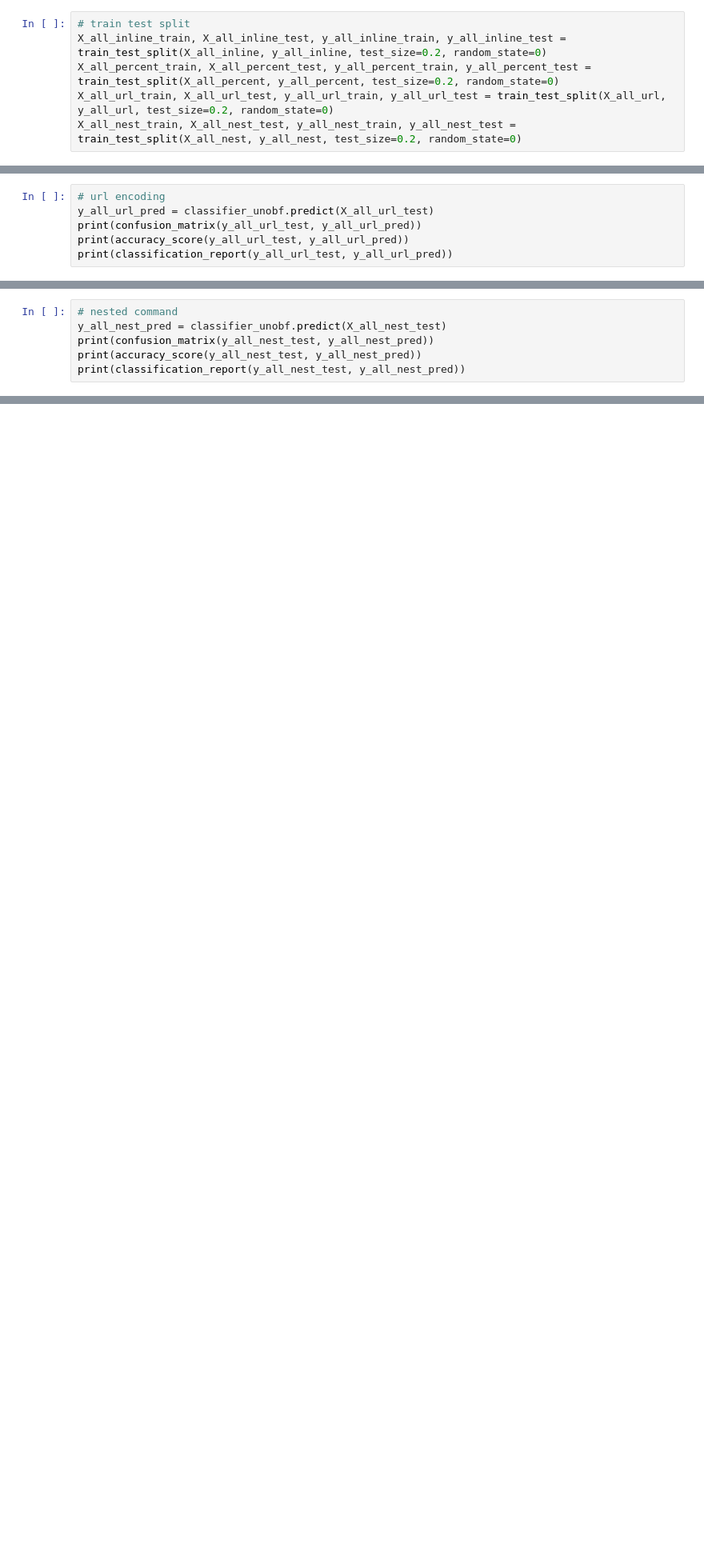
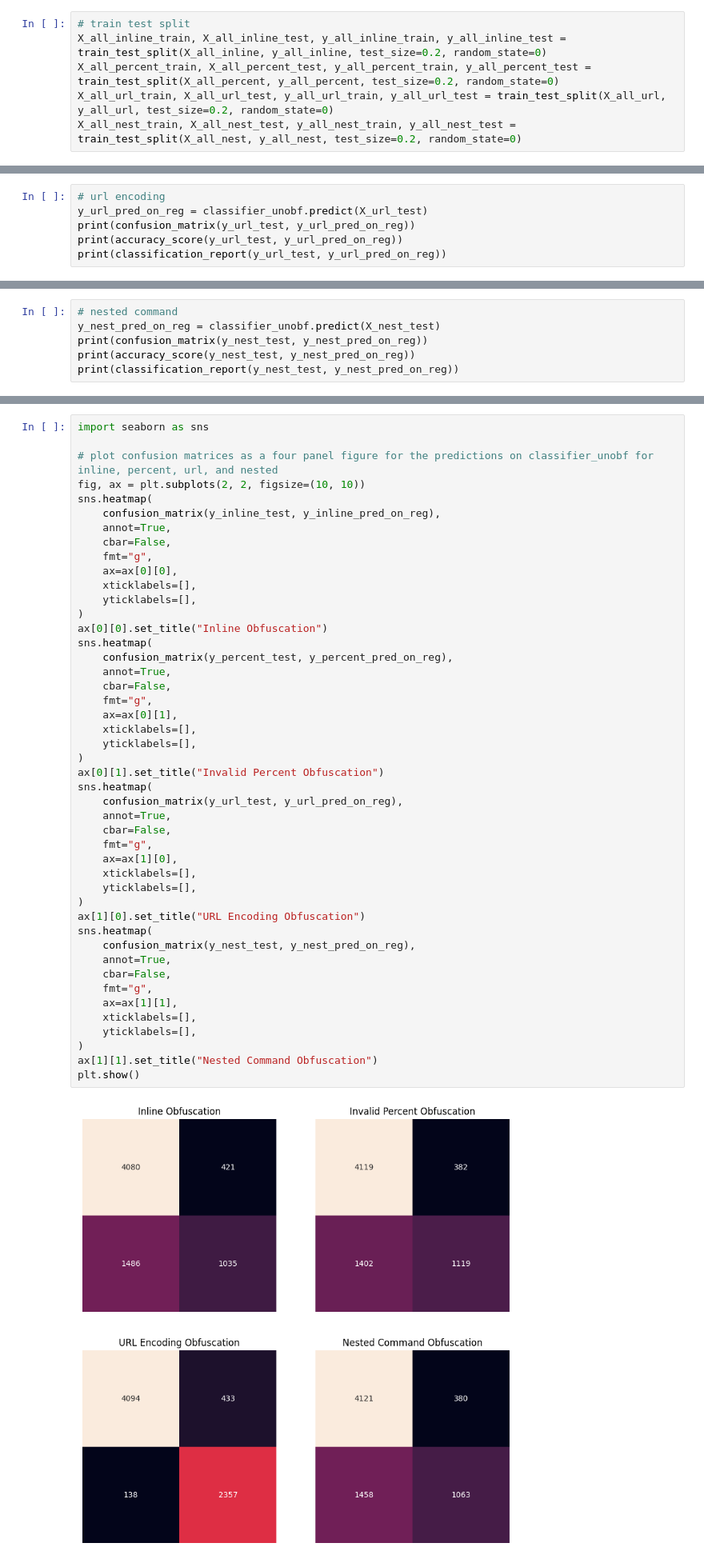
Before and after one commit to nrvadlamudi/SOQL, a Jupyter notebook: classification.ipynb, the cells around one changed output, grey strips where cells are left out. Shown at 80% size. Saved outputs shown, nothing was run; the diff lists cells and outputs as text; blank space fills up the shorter version.

Commit message:
confusion matrix graphics

```diff
--- a/classification.ipynb
+++ b/classification.ipynb
@@ -316,7 +316,7 @@ weighted avg       0.72      0.72      0.70      7022
 # %%
 # url encoding
-y_all_url_pred = classifier_unobf.predict(X_all_url_test)
-print(confusion_matrix(y_all_url_test, y_all_url_pred))
-print(accuracy_score(y_all_url_test, y_all_url_pred))
-print(classification_report(y_all_url_test, y_all_url_pred))
+y_url_pred_on_reg = classifier_unobf.predict(X_url_test)
+print(confusion_matrix(y_url_test, y_url_pred_on_reg))
+print(accuracy_score(y_url_test, y_url_pred_on_reg))
+print(classification_report(y_url_test, y_url_pred_on_reg))
 # %% [output]
@@ -334,7 +334,7 @@ weighted avg       0.64      0.66      0.63      7024
 # %%
 # nested command
-y_all_nest_pred = classifier_unobf.predict(X_all_nest_test)
-print(confusion_matrix(y_all_nest_test, y_all_nest_pred))
-print(accuracy_score(y_all_nest_test, y_all_nest_pred))
-print(classification_report(y_all_nest_test, y_all_nest_pred))
+y_nest_pred_on_reg = classifier_unobf.predict(X_nest_test)
+print(confusion_matrix(y_nest_test, y_nest_pred_on_reg))
+print(accuracy_score(y_nest_test, y_nest_pred_on_reg))
+print(classification_report(y_nest_test, y_nest_pred_on_reg))
 # %% [output]
@@ -351,0 +352,48 @@ weighted avg       0.72      0.72      0.70      7022
+# %%
+import seaborn as sns
+
+# plot confusion matrices as a four panel figure for the predictions on classifier_unobf for inline, percent, url, and nested
+fig, ax = plt.subplots(2, 2, figsize=(10, 10))
+sns.heatmap(
+    confusion_matrix(y_inline_test, y_inline_pred_on_reg),
+    annot=True,
+    cbar=False,
+    fmt="g",
+    ax=ax[0][0],
+    xticklabels=[],
+    yticklabels=[],
+)
+ax[0][0].set_title("Inline Obfuscation")
+sns.heatmap(
+    confusion_matrix(y_percent_test, y_percent_pred_on_reg),
+    annot=True,
+    cbar=False,
+    fmt="g",
+    ax=ax[0][1],
+    xticklabels=[],
+    yticklabels=[],
+)
+ax[0][1].set_title("Invalid Percent Obfuscation")
+sns.heatmap(
+    confusion_matrix(y_url_test, y_url_pred_on_reg),
+    annot=True,
+    cbar=False,
+    fmt="g",
+    ax=ax[1][0],
+    xticklabels=[],
+    yticklabels=[],
+)
+ax[1][0].set_title("URL Encoding Obfuscation")
+sns.heatmap(
+    confusion_matrix(y_nest_test, y_nest_pred_on_reg),
+    annot=True,
+    cbar=False,
+    fmt="g",
+    ax=ax[1][1],
+    xticklabels=[],
+    yticklabels=[],
+)
+ax[1][1].set_title("Nested Command Obfuscation")
+plt.show()
+# %% [output]
+[figure, added]
```
Also changed, not shown: parts of 5 cells of this notebook.
